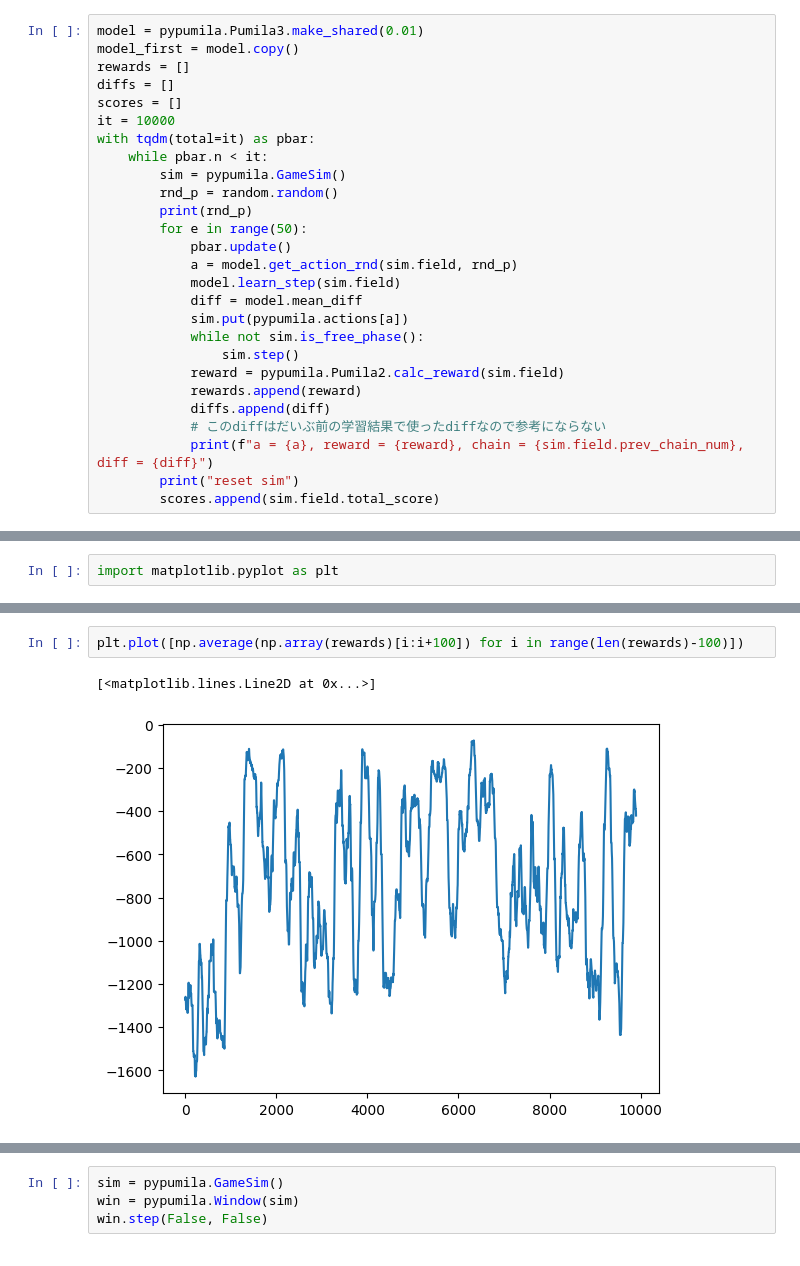
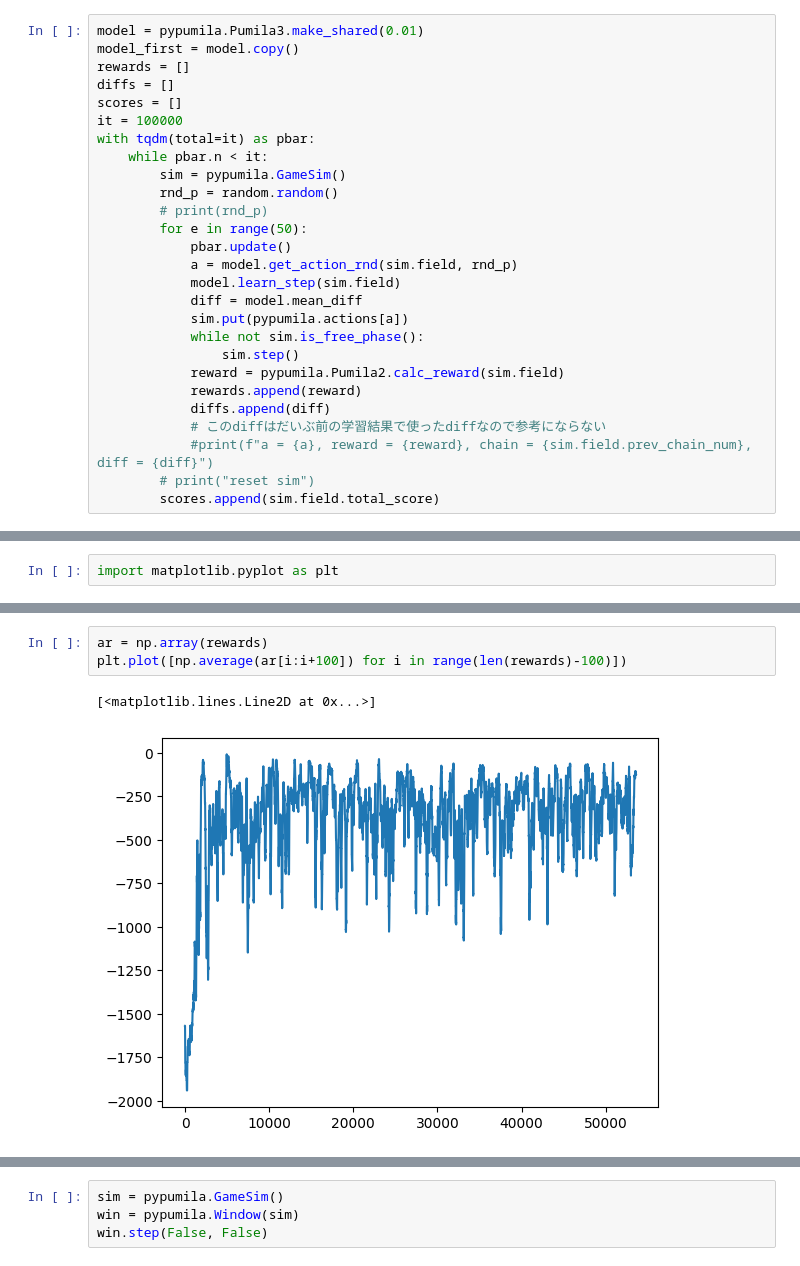
Before and after one commit to na-trium-144/pumila, a Jupyter notebook: notebook/pumila3.ipynb, the cells around one changed output, grey strips where cells are left out. Drawn from its saved outputs; the diff is of its cells as text.

```diff
--- a/notebook/pumila3.ipynb
+++ b/notebook/pumila3.ipynb
@@ -46,12 +24,12 @@ model_first = model.copy()
 rewards = []
 diffs = []
 scores = []
-it = 10000
+it = 100000
 with tqdm(total=it) as pbar:
     while pbar.n < it:
         sim = pypumila.GameSim()
         rnd_p = random.random()
-        print(rnd_p)
+        # print(rnd_p)
         for e in range(50):
             pbar.update()
             a = model.get_action_rnd(sim.field, rnd_p)
@@ -64,8 +42,8 @@ with tqdm(total=it) as pbar:
             rewards.append(reward)
             diffs.append(diff)
             # このdiffはだいぶ前の学習結果で使ったdiffなので参考にならない
-            print(f"a = {a}, reward = {reward}, chain = {sim.field.prev_chain_num}, diff = {diff}")
-        print("reset sim")
+            #print(f"a = {a}, reward = {reward}, chain = {sim.field.prev_chain_num}, diff = {diff}")
+        # print("reset sim")
         scores.append(sim.field.total_score)
 # %%
 model.save_file()
@@ -79,8 +59,9 @@ plt.plot(rewards)
 # %%
-plt.plot([np.average(np.array(rewards)[i:i+100]) for i in range(len(rewards)-100)])
+ar = np.array(rewards)
+plt.plot([np.average(ar[i:i+100]) for i in range(len(rewards)-100)])
 # %% [output]
 [<matplotlib.lines.Line2D at 0x...>]
-[figure, old version]
+[figure, new version]
 # %%
 plt.plot(diffs)
 # %% [output]
```
Also changed, not shown: parts of 13 cells of this notebook.
